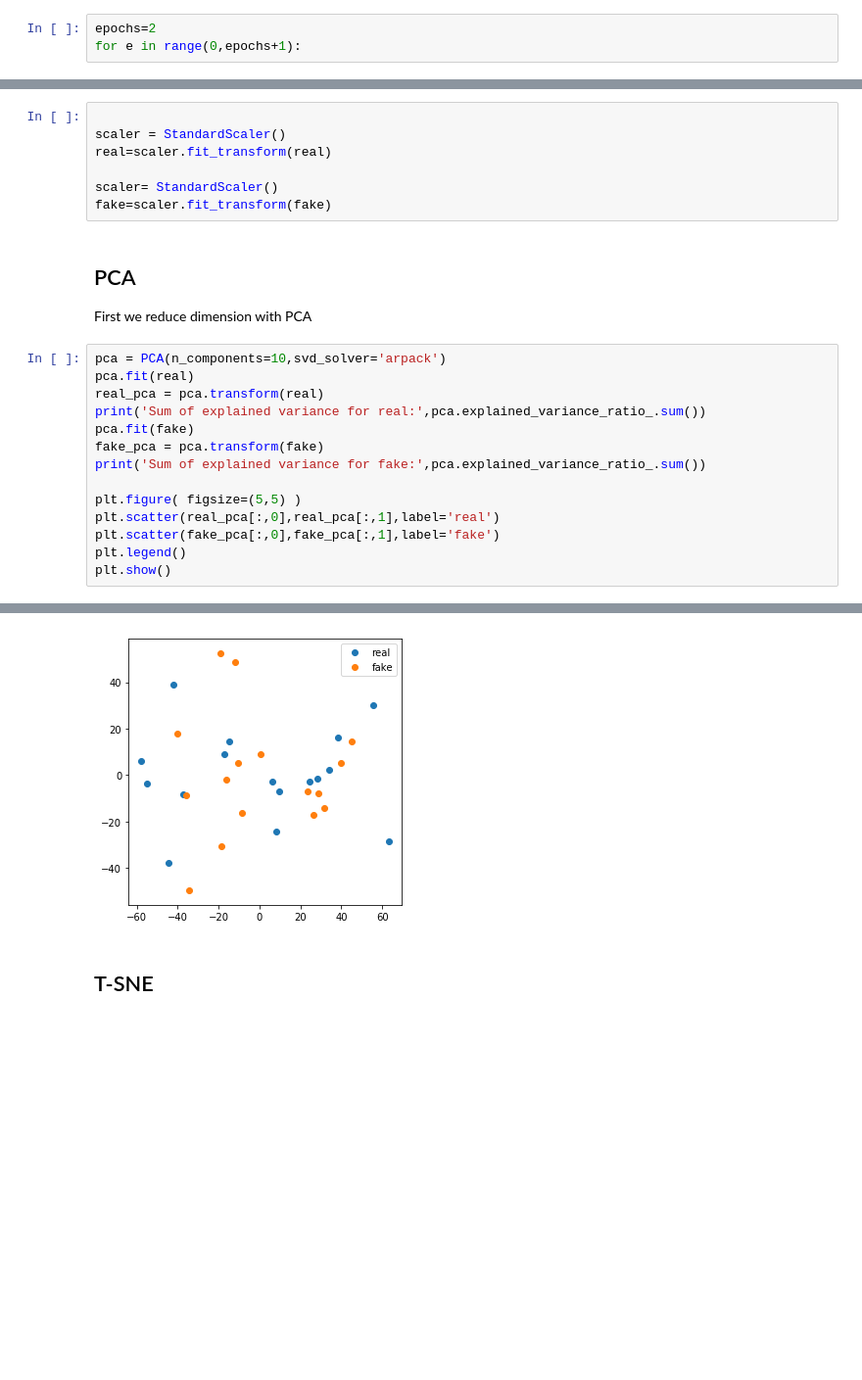
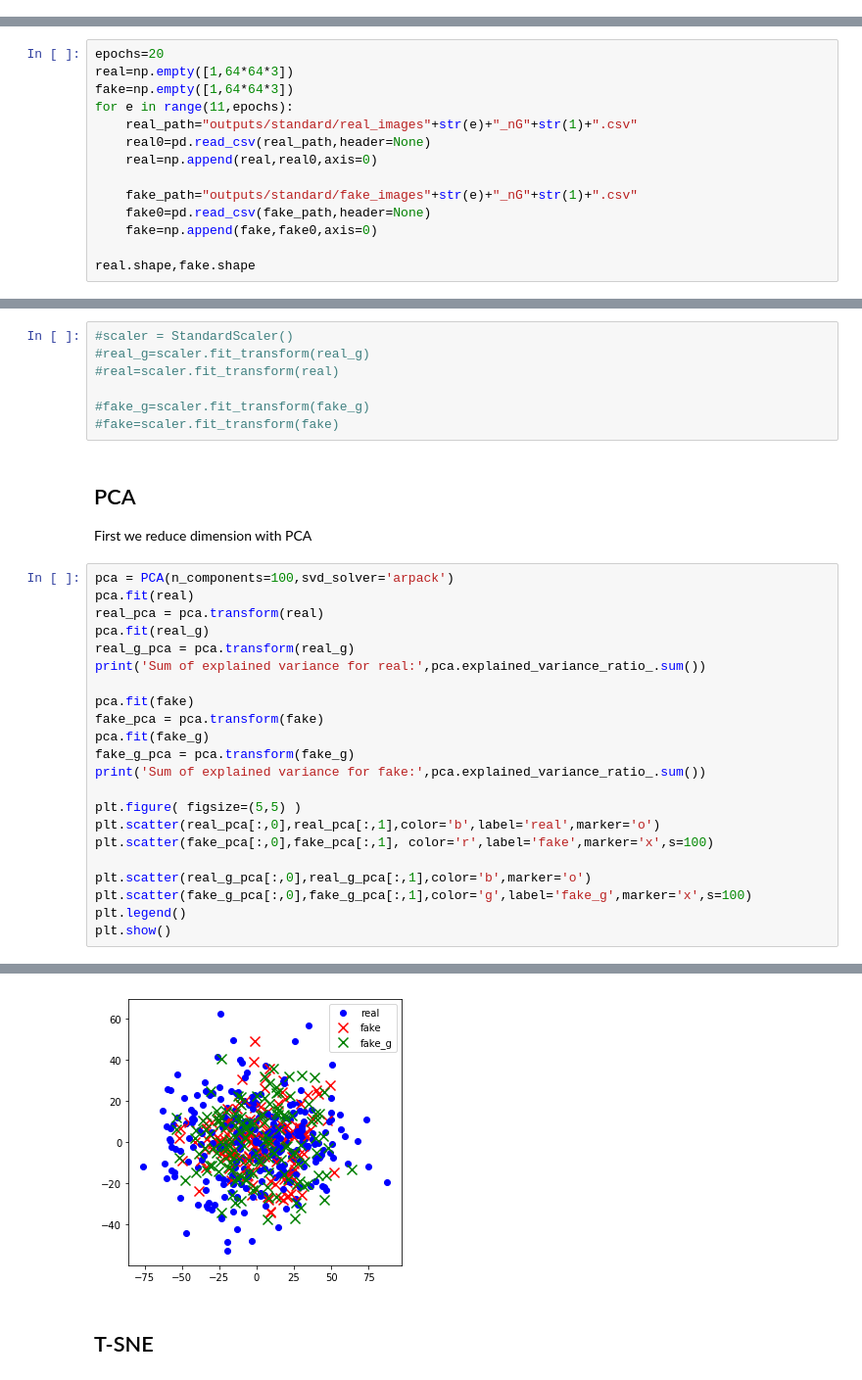
Before and after one commit to jjzamudio/DeepLearning_project, a Jupyter notebook: tSNE.ipynb, the cells around one changed output, grey strips where cells are left out. Shown: that part at 98% size. Drawn from its saved outputs; the diff is of its cells as text; blank space fills up the shorter version.

```diff
--- a/tSNE.ipynb
+++ b/tSNE.ipynb
@@ -27,3 +9,0 @@ real.shape, fake.shape
-# %%
-epochs=2
-for e in range(0,epochs+1):
@@ -29,0 +31,14 @@ for e in range(0,epochs+1):
+# %%
+epochs=20
+real=np.empty([1,64*64*3])
+fake=np.empty([1,64*64*3])
+for e in range(11,epochs):
+    real_path="outputs/standard/real_images"+str(e)+"_nG"+str(1)+".csv"
+    real0=pd.read_csv(real_path,header=None)
+    real=np.append(real,real0,axis=0)
+
+    fake_path="outputs/standard/fake_images"+str(e)+"_nG"+str(1)+".csv"
+    fake0=pd.read_csv(fake_path,header=None)
+    fake=np.append(fake,fake0,axis=0)
+
+real.shape,fake.shape
@@ -30,25 +47,33 @@ for e in range(0,epochs+1):
 # %%
+#scaler = StandardScaler()
+#real_g=scaler.fit_transform(real_g)
+#real=scaler.fit_transform(real)
 
-scaler = StandardScaler()
-real=scaler.fit_transform(real)
-
-scaler= StandardScaler()
-fake=scaler.fit_transform(fake)
+#fake_g=scaler.fit_transform(fake_g)
+#fake=scaler.fit_transform(fake)
 # %% [markdown]
 ## PCA
 First we reduce dimension with PCA
 # %%
-pca = PCA(n_components=10,svd_solver='arpack')
+pca = PCA(n_components=100,svd_solver='arpack')
 pca.fit(real)
 real_pca = pca.transform(real)
+pca.fit(real_g)
+real_g_pca = pca.transform(real_g)
 print('Sum of explained variance for real:',pca.explained_variance_ratio_.sum())
+
 pca.fit(fake)
 fake_pca = pca.transform(fake)
+pca.fit(fake_g)
+fake_g_pca = pca.transform(fake_g)
 print('Sum of explained variance for fake:',pca.explained_variance_ratio_.sum())
 
 plt.figure( figsize=(5,5) )
-plt.scatter(real_pca[:,0],real_pca[:,1],label='real')
-plt.scatter(fake_pca[:,0],fake_pca[:,1],label='fake')
+plt.scatter(real_pca[:,0],real_pca[:,1],color='b',label='real',marker='o')
+plt.scatter(fake_pca[:,0],fake_pca[:,1], color='r',label='fake',marker='x',s=100)
+
+plt.scatter(real_g_pca[:,0],real_g_pca[:,1],color='b',marker='o')
+plt.scatter(fake_g_pca[:,0],fake_g_pca[:,1],color='g',label='fake_g',marker='x',s=100)
 plt.legend()
 plt.show()
 # %% [output]
@@ -57,4 +82,4 @@ Sum of explained variance for fake: 0.945599716619
-[figure, old version]
+[figure, new version]
 # %% [markdown]
 ## T-SNE
 # %%
```
Also changed, not shown: parts of 13 cells of this notebook, 3 other files.
